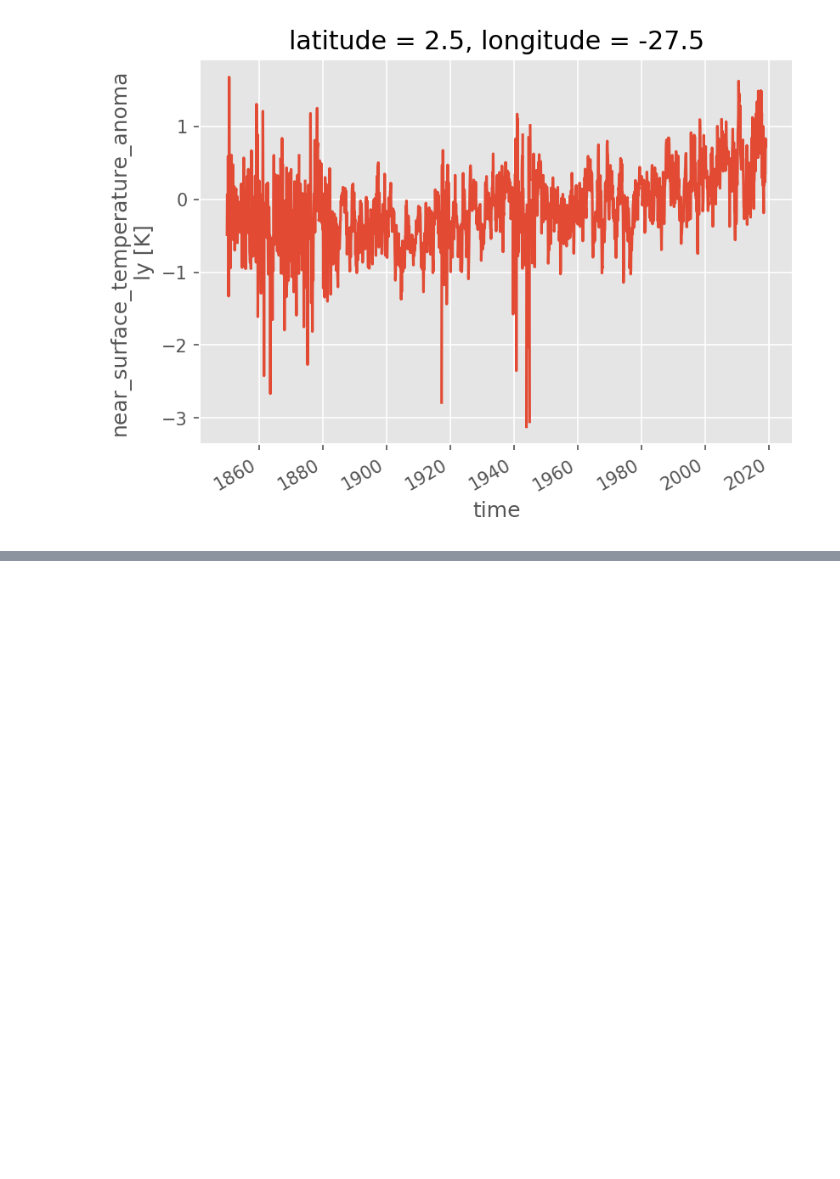
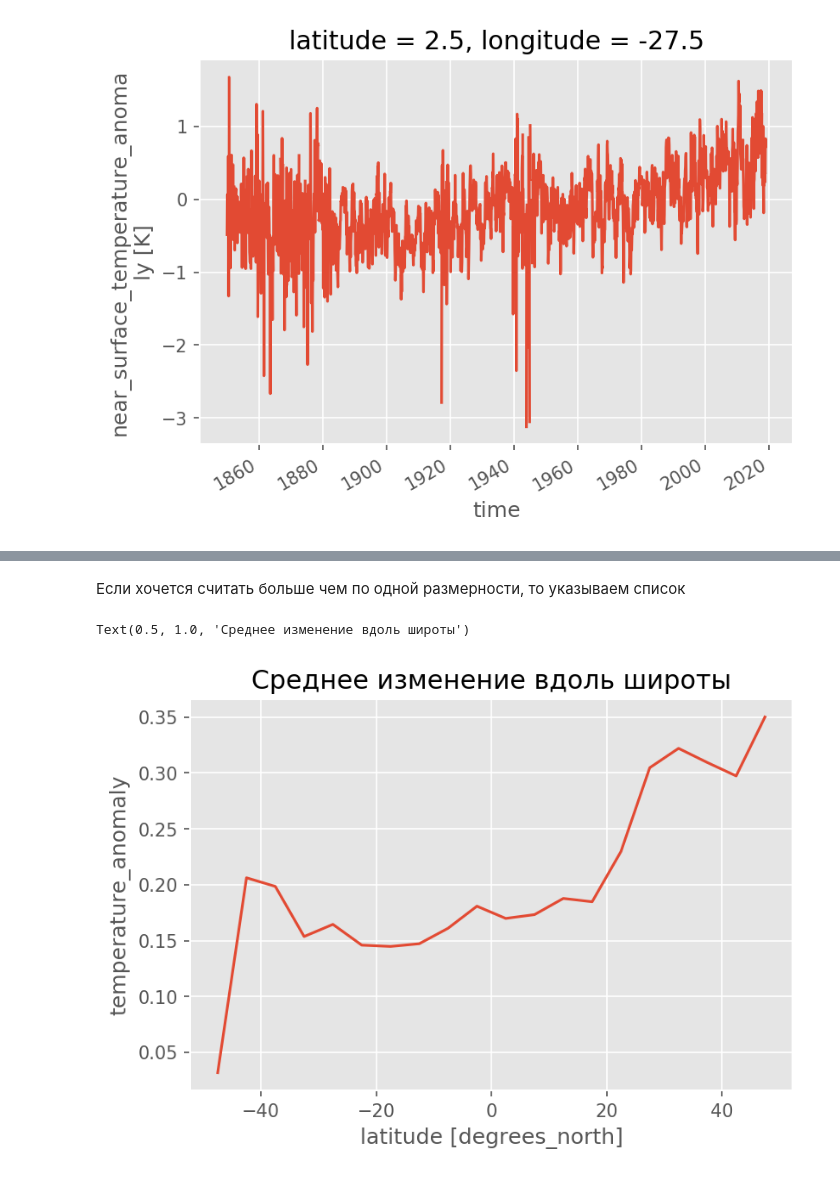
Before and after one commit to amizyuk/satoceanpy, a Jupyter notebook: 01c_time_series.ipynb, the cells around one changed output, grey strips where cells are left out. Drawn from its saved outputs; the diff is of its cells as text; code cells hidden in the pictures; blank space fills up the shorter version.

```diff
--- a/01c_time_series.ipynb
+++ b/01c_time_series.ipynb
@@ -242,0 +255,8 @@ array(['1958-01-16T12:00:00.000000000', '1958-02-15T00:00:00.000000000',
+# %% [markdown]
+Если хочется считать больше чем по одной размерности, то указываем список
+# %%
+region.mean(dim=['time','longitude']).plot()
+plt.title('Среднее изменение вдоль широты')
+# %% [output]
+Text(0.5, 1.0, 'Среднее изменение вдоль широты')
+[figure, added]
```
Also changed, not shown: parts of 40 cells of this notebook, 1 other file.
